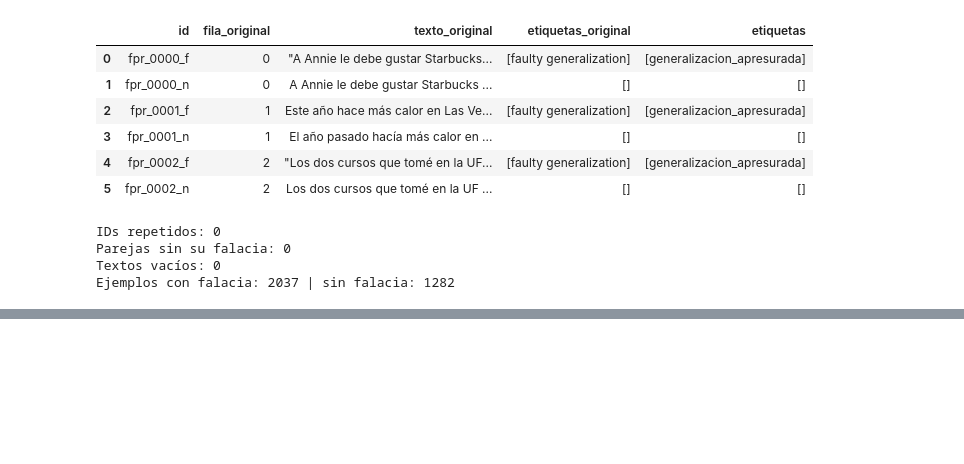
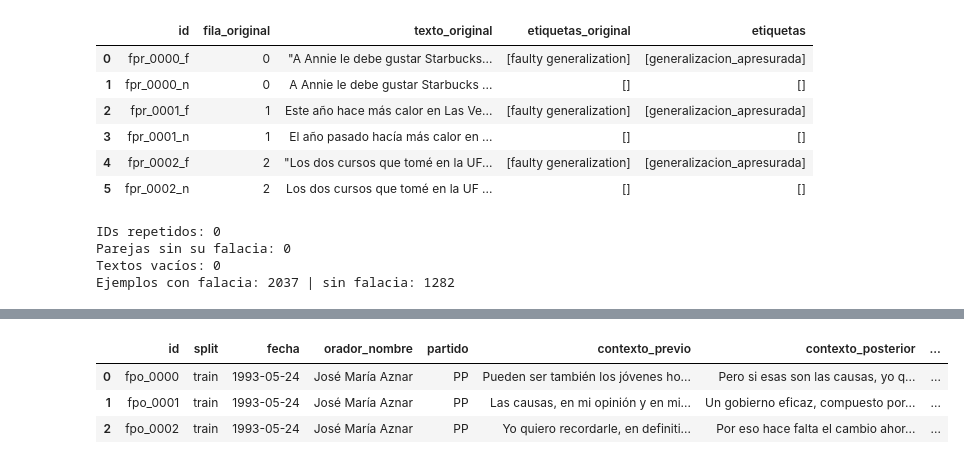
Before and after one commit to AlvarodelaHerran/detector_falacias_contradicciones, a Jupyter notebook: E2/01_fallacyes.ipynb, the cells around one changed output, grey strips where cells are left out. Saved outputs shown, nothing was run; the diff lists cells and outputs as text; code cells hidden in the pictures; blank space fills up the shorter version.

```diff
--- a/E2/01_fallacyes.ipynb
+++ b/E2/01_fallacyes.ipynb
@@ -811,0 +1052,46 @@ Ejemplos con falacia: 2037 | sin falacia: 1282
+# %%
+def id_con_numero(prefijo, fila):
+    return f"{prefijo}_{fila:04d}"
+
+
+salida_proto = pd.DataFrame({
+    "id": proto_ejemplos["id"],
+    "split": proto_ejemplos["split"],
+    "texto_original": proto_ejemplos["texto_original"],
+    "texto": proto_ejemplos["texto_original"].map(limpiar_texto).map(quitar_comillas_externas),
+    "etiquetas_original": proto_ejemplos["etiquetas_original"],
+    "etiquetas": proto_ejemplos["etiquetas"],
+})
+
+salida_espont = pd.DataFrame({
+    "id": [id_con_numero("fes", fila) for fila in espont.index],
+    "split": espont["split"],
+    "titular_noticia": espont["news_title"],
+    "resumen_noticia": espont["news_summary"],
+    "enlace_noticia": espont["news_link"],
+    "texto_original": espont["text"],
+    "texto": espont["text"].map(limpiar_texto),
+    "etiquetas_original": espont["etiquetas_original"],
+    "etiquetas": espont["etiquetas"],
+})
+
+salida_political = pd.DataFrame({
+    "id": [id_con_numero("fpo", fila) for fila in political.index],
+    "split": political["split"],
+    "fecha": political["document"],
+    "orador_nombre": political["speaker_name"],
+    "partido": political["speaker_party"].replace("UNKNOWN", None),
+    "contexto_previo": political["prev_context"].map(limpiar_texto, na_action="ignore"),
+    "contexto_posterior": political["foll_context"].map(limpiar_texto, na_action="ignore"),
+    "texto_original": political["text"],
+    "texto": political["text"].map(limpiar_texto),
+    "etiquetas_original": political["etiquetas_original"],
+    "etiquetas": political["etiquetas"],
+})
+
+salida_political.head(3)
+# %% [output]
+|  | id | split | fecha | orador_nombre | partido | contexto_previo | contexto_posterior | ... |
+| 0 | fpo_0000 | train | 1993-05-24 | José María Aznar | PP | Pueden ser también los jóvenes ho... | Pero si esas son las causas, yo q... | ... |
+| 1 | fpo_0001 | train | 1993-05-24 | José María Aznar | PP | Las causas, en mi opinión y en mi... | Un gobierno eficaz, compuesto por... | ... |
+| 2 | fpo_0002 | train | 1993-05-24 | José María Aznar | PP | Yo quiero recordarle, en definiti... | Por eso hace falta el cambio ahor... | ... |
```
Also changed, not shown: parts of 25 cells of this notebook, 3 other files.
